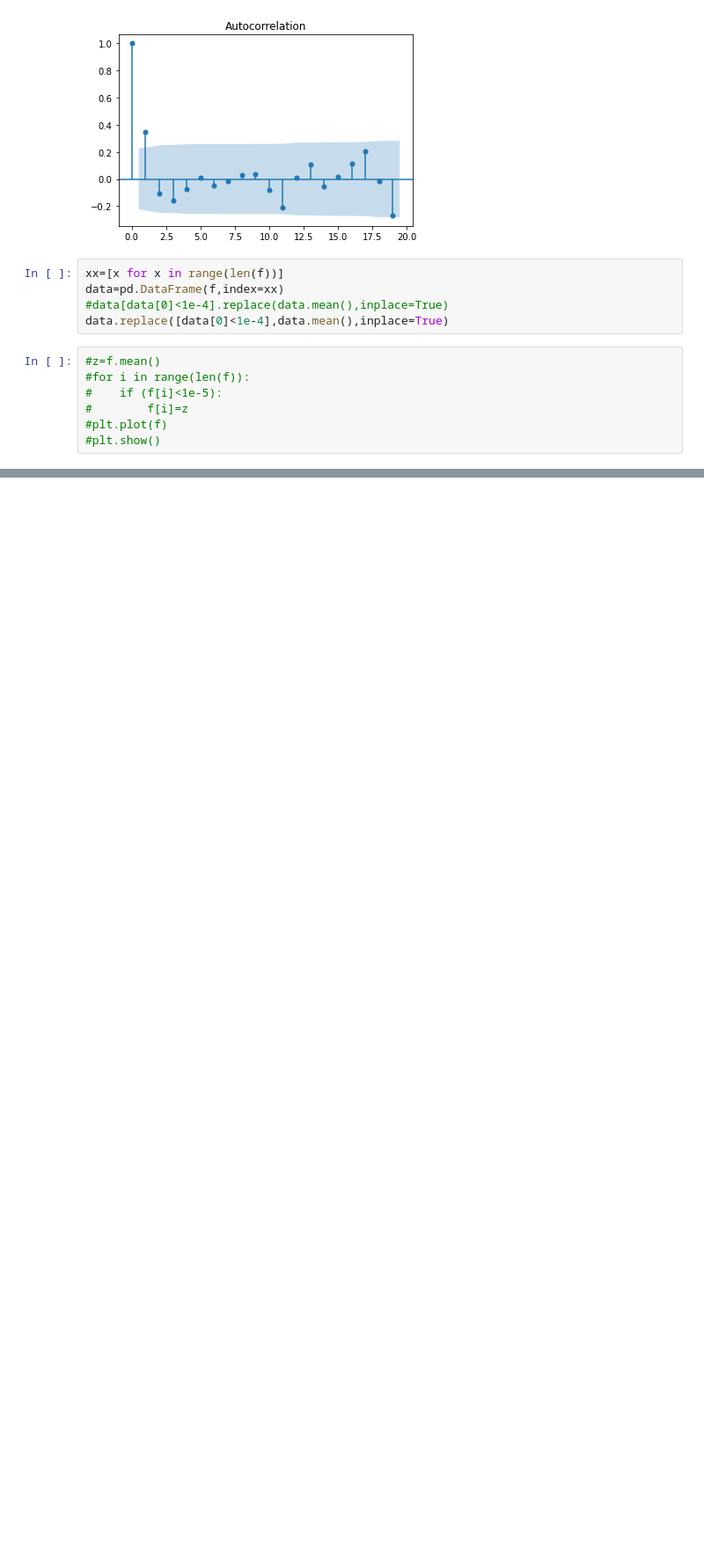
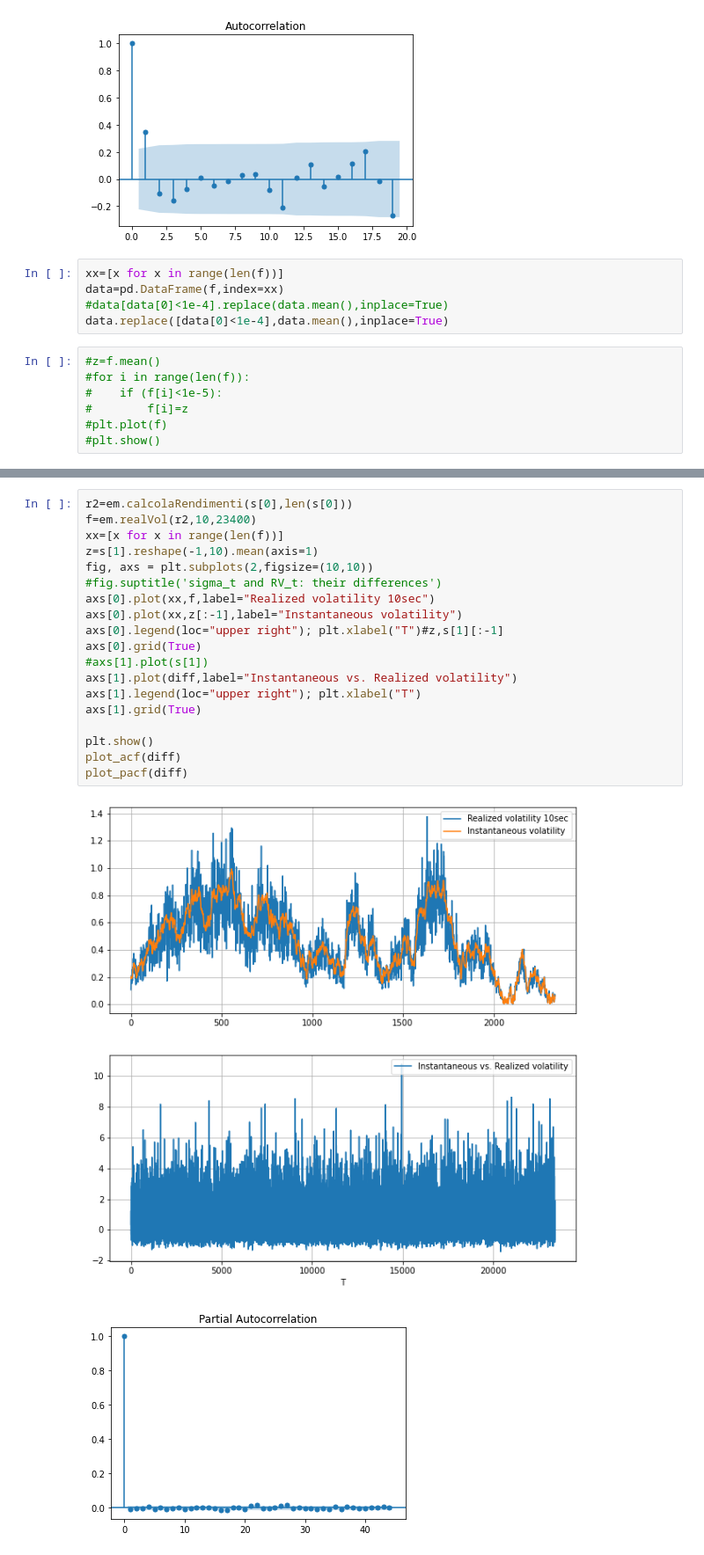
Before and after one commit to macrandrea/RoughVolArtOrArtefact, a Jupyter notebook: ModulusWiener_GIT.ipynb, the cells around one changed output, grey strips where cells are left out. Shown at 88% size. Drawn from its saved outputs; the diff is of its cells as text; blank space fills up the shorter version.

```diff
--- a/ModulusWiener_GIT.ipynb
+++ b/ModulusWiener_GIT.ipynb
@@ -78,0 +84,22 @@ plot_pacf(diff)
+# %%
+r2=em.calcolaRendimenti(s[0],len(s[0]))
+f=em.realVol(r2,10,23400)
+xx=[x for x in range(len(f))]
+z=s[1].reshape(-1,10).mean(axis=1)
+fig, axs = plt.subplots(2,figsize=(10,10))
+#fig.suptitle('sigma_t and RV_t: their differences')
+axs[0].plot(xx,f,label="Realized volatility 10sec")
+axs[0].plot(xx,z[:-1],label="Instantaneous volatility")
+axs[0].legend(loc="upper right"); plt.xlabel("T")#z,s[1][:-1]
+axs[0].grid(True)
+#axs[1].plot(s[1])
+axs[1].plot(diff,label="Instantaneous vs. Realized volatility")
+axs[1].legend(loc="upper right"); plt.xlabel("T")
+axs[1].grid(True)
+
+plt.show()
+plot_acf(diff)
+plot_pacf(diff)
+# %% [output]
+[figure, added]
+[figure, added]
```
Also changed, not shown: parts of 7 cells of this notebook, 7 other files.
